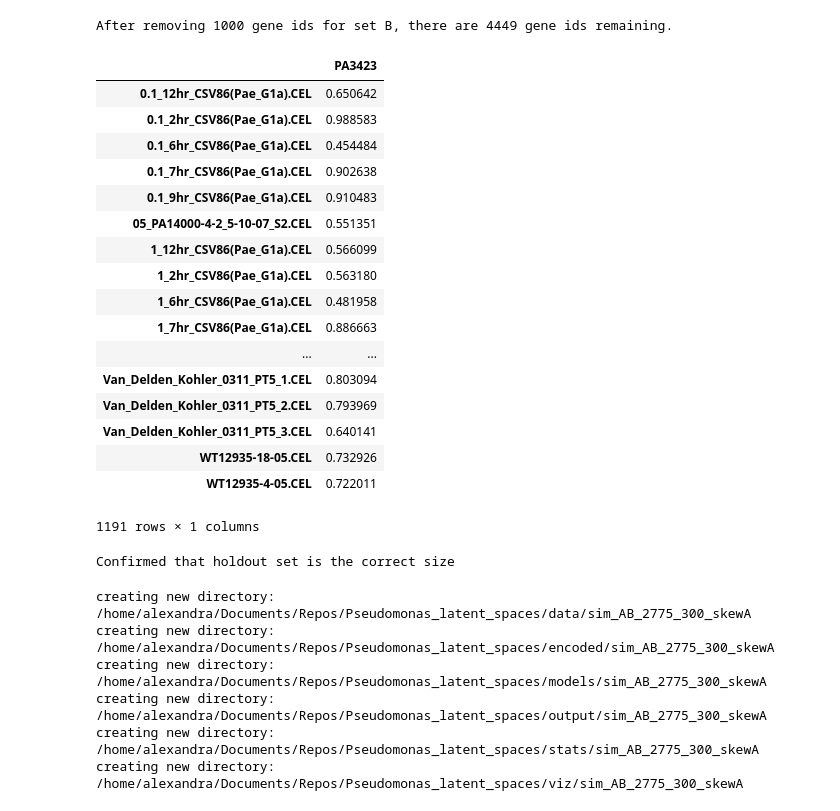
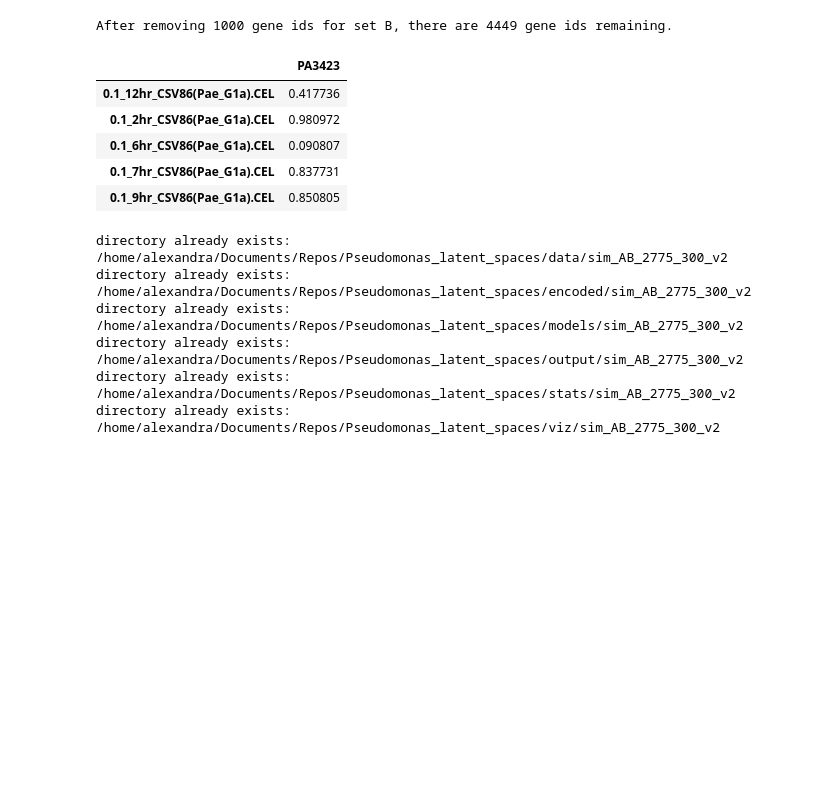
Before and after one commit to greenelab/Pseudomonas_latent_spaces, a Jupyter notebook: scripts/main_Pa_sim_enhance_AtoB.ipynb, the cells around one changed output. Drawn from its saved outputs; the diff is of its cells as text; code cells hidden in the pictures; blank space fills up the shorter version.

```diff
--- a/scripts/main_Pa_sim_enhance_AtoB.ipynb
+++ b/scripts/main_Pa_sim_enhance_AtoB.ipynb
@@ -96,24 +110,31 @@ After removing 1000 gene ids for set B, there are 4449 gene ids remaining.
 # checkpoint:  Check that genes in set A are distinct from genes in set B
 assert(len(set(geneSetA).intersection(set(geneSetB))) == 0)
 # %%
-# Main input data simulation
+## Add signal to the data
+
+# Algorithm:
+#     if genes in set A expression > threshold_A:
+#         genes in set B are upregulated by some fixed amount
+
+
+# Number of samples
+num_samples = data.shape[1]
+
+# Select sample gene from set A to be representative since the expression is the same
+# for all genes in the set
+geneSetA_pick = geneSetA[0]
 
 # Loop through all samples
-num_samples = data.shape[1]
 for sample_id in data.index:
-    row = data.loc[sample_id]
 
     # Randomly select a value [0,1] where each value is uniformly likely to be chosen
-    new_A_exp = random.uniform(0.4, 1.0)
+    new_A_exp = random.uniform(0.0, 1.0)
 
     # Set gene expression value for genes in set A to be the same random value selected
     data.loc[sample_id][geneSetA] = new_A_exp
 
-    # Select sample gene from set A to be representative since the expression is the same
-    # for all genes in the set
-    geneSetA_pick = geneSetA[0]
-
     # Check if expression of genes in set A exceed the threshold
+    # Use representatve gene from set A "geneSetA_pick" selected above
     if data.loc[sample_id,geneSetA_pick] > thresholdA:
 
         # Scale genes by some fixed percentage
@@ -125,36 +146,15 @@ data[data>=1.0] = 1.0
 # %%
 # Dataframe with only genes in set A
 geneA_only = pd.DataFrame(data[geneSetA_pick], index=data.index, columns=[geneSetA_pick])
 
-# Drop genes in set A
-data_holdout = data.drop(geneSetA, axis=1)
-
-geneA_only
+geneA_only.head()
 # %% [output]
 |  | PA3423 |
-| 0.1_12hr_CSV86(Pae_G1a).CEL | 0.650642 |
-| 0.1_2hr_CSV86(Pae_G1a).CEL | 0.988583 |
-| 0.1_6hr_CSV86(Pae_G1a).CEL | 0.454484 |
-| 0.1_7hr_CSV86(Pae_G1a).CEL | 0.902638 |
-| 0.1_9hr_CSV86(Pae_G1a).CEL | 0.910483 |
-| 05_PA14000-4-2_5-10-07_S2.CEL | 0.551351 |
-| 1_12hr_CSV86(Pae_G1a).CEL | 0.566099 |
-| 1_2hr_CSV86(Pae_G1a).CEL | 0.563180 |
-| 1_6hr_CSV86(Pae_G1a).CEL | 0.481958 |
-| 1_7hr_CSV86(Pae_G1a).CEL | 0.886663 |
-| ... | ... |
-| Van_Delden_Kohler_0311_PT5_1.CEL | 0.803094 |
-| Van_Delden_Kohler_0311_PT5_2.CEL | 0.793969 |
-| Van_Delden_Kohler_0311_PT5_3.CEL | 0.640141 |
-| WT12935-18-05.CEL | 0.732926 |
-| WT12935-4-05.CEL | 0.722011 |
+| 0.1_12hr_CSV86(Pae_G1a).CEL | 0.417736 |
+| 0.1_2hr_CSV86(Pae_G1a).CEL | 0.980972 |
+| 0.1_6hr_CSV86(Pae_G1a).CEL | 0.090807 |
+| 0.1_7hr_CSV86(Pae_G1a).CEL | 0.837731 |
+| 0.1_9hr_CSV86(Pae_G1a).CEL | 0.850805 |
-1191 rows × 1 columns
-# %%
-# checkpoint:  Check that the holdout set does not include genes in set A
-assert(data_holdout.shape[1] == (data.shape[1]-len(geneSetA)))
-print("Confirmed that holdout set is the correct size")
-# %% [output]
-Confirmed that holdout set is the correct size
 # %%
 # Create list of base directories
 base_dirs = [os.path.join(os.path.dirname(os.getcwd()), 'data'),
@@ -168,18 +168,19 @@ base_dirs = [os.path.join(os.path.dirname(os.getcwd()), 'data'),
 # Check if directory exist otherwise create
 for each_dir in base_dirs:
     analysis_dir = os.path.join(each_dir, analysis_name)
+
     if os.path.exists(analysis_dir):
         print('directory already exists: {}'.format(analysis_dir))
     else:
-        os.mkdir(analysis_dir)
         print('creating new directory: {}'.format(analysis_dir))
+    os.makedirs(analysis_dir, exist_ok=True)
 # %% [output]
-creating new directory: /home/alexandra/Documents/Repos/Pseudomonas_latent_spaces/data/sim_AB_2775_300_skewA
-creating new directory: /home/alexandra/Documents/Repos/Pseudomonas_latent_spaces/encoded/sim_AB_2775_300_skewA
-creating new directory: /home/alexandra/Documents/Repos/Pseudomonas_latent_spaces/models/sim_AB_2775_300_skewA
-creating new directory: /home/alexandra/Documents/Repos/Pseudomonas_latent_spaces/output/sim_AB_2775_300_skewA
-creating new directory: /home/alexandra/Documents/Repos/Pseudomonas_latent_spaces/stats/sim_AB_2775_300_skewA
-creating new directory: /home/alexandra/Documents/Repos/Pseudomonas_latent_spaces/viz/sim_AB_2775_300_skewA
+directory already exists: /home/alexandra/Documents/Repos/Pseudomonas_latent_spaces/data/sim_AB_2775_300_v2
+directory already exists: /home/alexandra/Documents/Repos/Pseudomonas_latent_spaces/encoded/sim_AB_2775_300_v2
+directory already exists: /home/alexandra/Documents/Repos/Pseudomonas_latent_spaces/models/sim_AB_2775_300_v2
+directory already exists: /home/alexandra/Documents/Repos/Pseudomonas_latent_spaces/output/sim_AB_2775_300_v2
+directory already exists: /home/alexandra/Documents/Repos/Pseudomonas_latent_spaces/stats/sim_AB_2775_300_v2
+directory already exists: /home/alexandra/Documents/Repos/Pseudomonas_latent_spaces/viz/sim_AB_2775_300_v2
 # %%
 # Output the new gene expression values for each sample
 train_input_file = os.path.join(base_dirs[0], analysis_name, "train_model_input.txt.xz")
```
Also changed, not shown: parts of 8 cells of this notebook, 2 other files.
